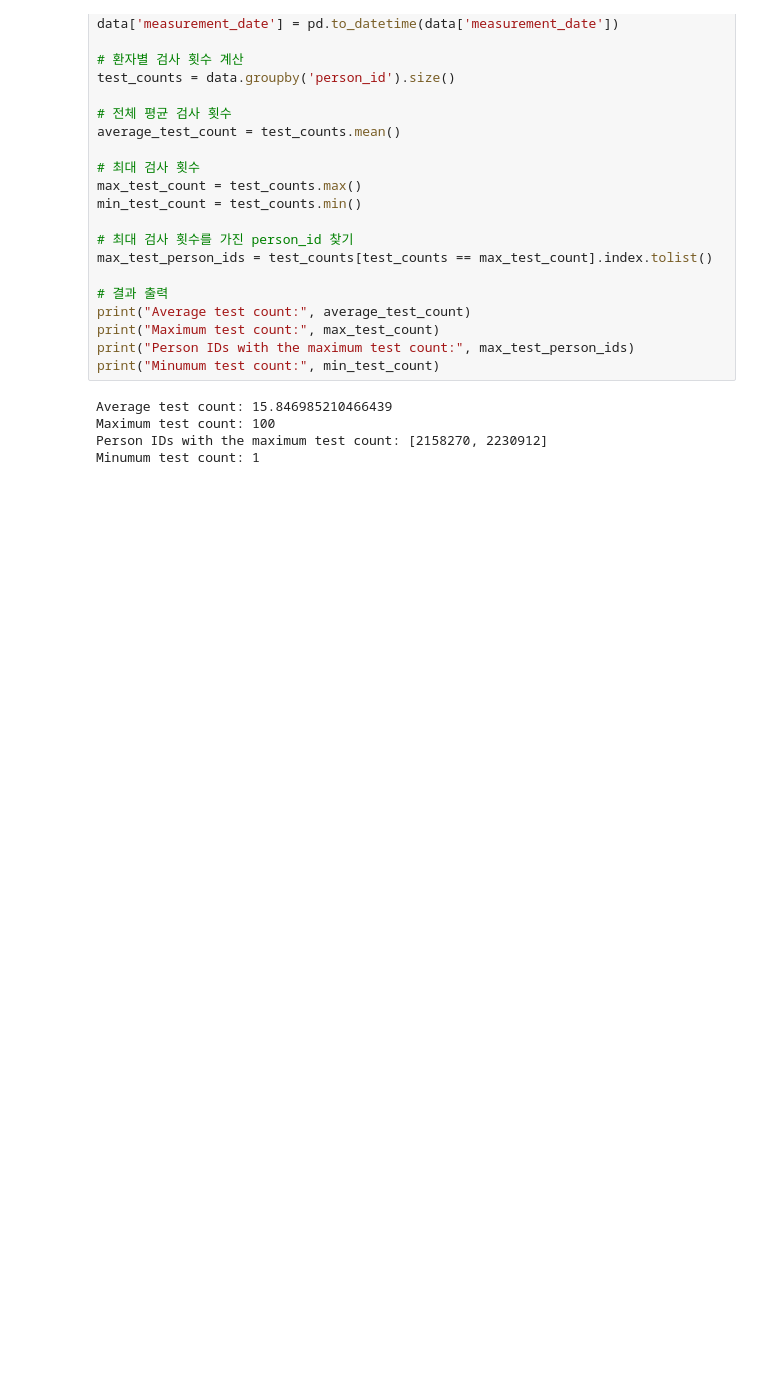
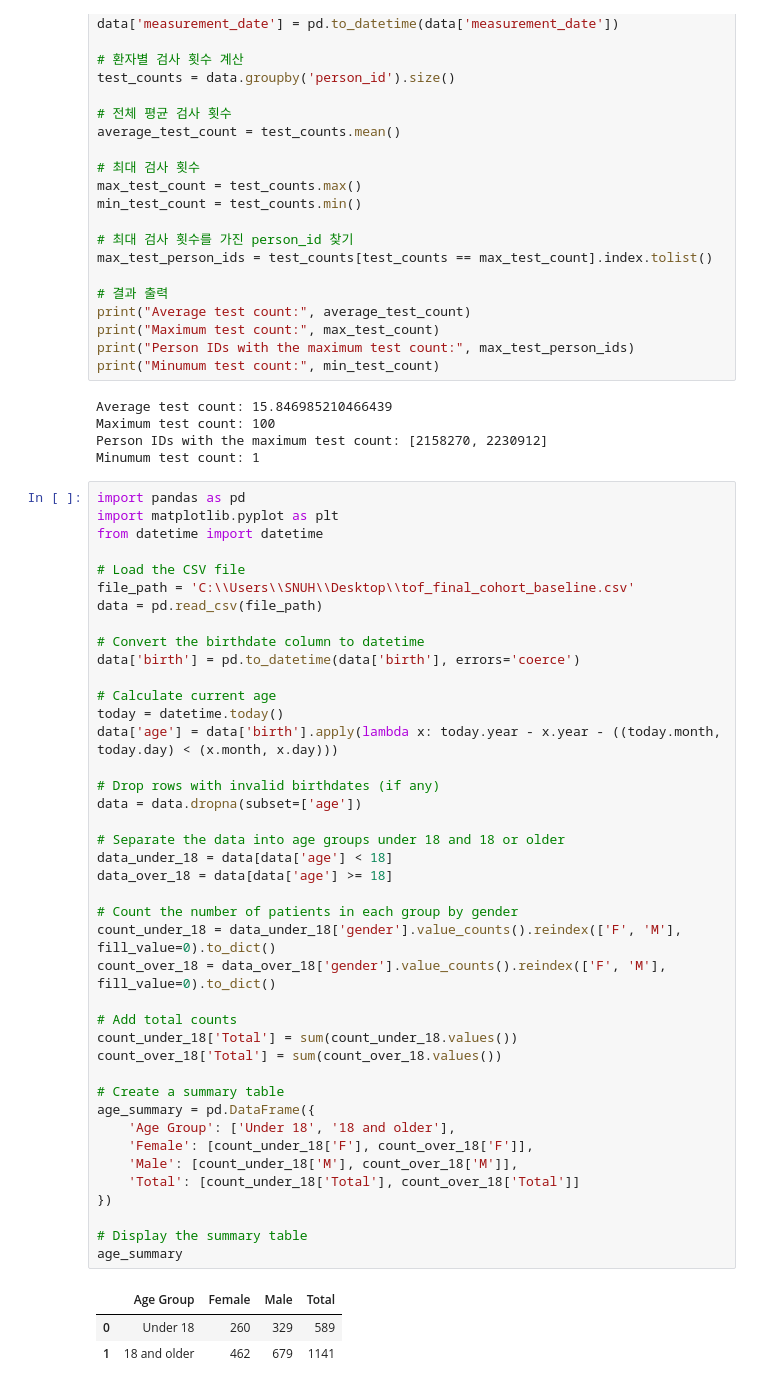
Before and after one commit to devguno/TOF, a Jupyter notebook: 0508.ipynb, the cells around one changed output. Cells and saved outputs as stored; diff of their text form; blank space fills up the shorter version.

```diff
--- a/0508.ipynb
+++ b/0508.ipynb
@@ -260,3 +260,48 @@ Average test count: 15.846985210466439
 Maximum test count: 100
 Person IDs with the maximum test count: [2158270, 2230912]
 Minumum test count: 1
+# %%
+import pandas as pd
+import matplotlib.pyplot as plt
+from datetime import datetime
+
+# Load the CSV file
+file_path = 'C:\\Users\\SNUH\\Desktop\\tof_final_cohort_baseline.csv'
+data = pd.read_csv(file_path)
+
+# Convert the birthdate column to datetime
+data['birth'] = pd.to_datetime(data['birth'], errors='coerce')
+
+# Calculate current age
+today = datetime.today()
+data['age'] = data['birth'].apply(lambda x: today.year - x.year - ((today.month, today.day) < (x.month, x.day)))
+
+# Drop rows with invalid birthdates (if any)
+data = data.dropna(subset=['age'])
+
+# Separate the data into age groups under 18 and 18 or older
+data_under_18 = data[data['age'] < 18]
+data_over_18 = data[data['age'] >= 18]
+
+# Count the number of patients in each group by gender
+count_under_18 = data_under_18['gender'].value_counts().reindex(['F', 'M'], fill_value=0).to_dict()
+count_over_18 = data_over_18['gender'].value_counts().reindex(['F', 'M'], fill_value=0).to_dict()
+
+# Add total counts
+count_under_18['Total'] = sum(count_under_18.values())
+count_over_18['Total'] = sum(count_over_18.values())
+
+# Create a summary table
+age_summary = pd.DataFrame({
+    'Age Group': ['Under 18', '18 and older'],
+    'Female': [count_under_18['F'], count_over_18['F']],
+    'Male': [count_under_18['M'], count_over_18['M']],
+    'Total': [count_under_18['Total'], count_over_18['Total']]
+})
+
+# Display the summary table
+age_summary
+# %% [output]
+|  | Age Group | Female | Male | Total |
+| 0 | Under 18 | 260 | 329 | 589 |
+| 1 | 18 and older | 462 | 679 | 1141 |
```
Also changed, not shown: parts of 2 cells of this notebook.
